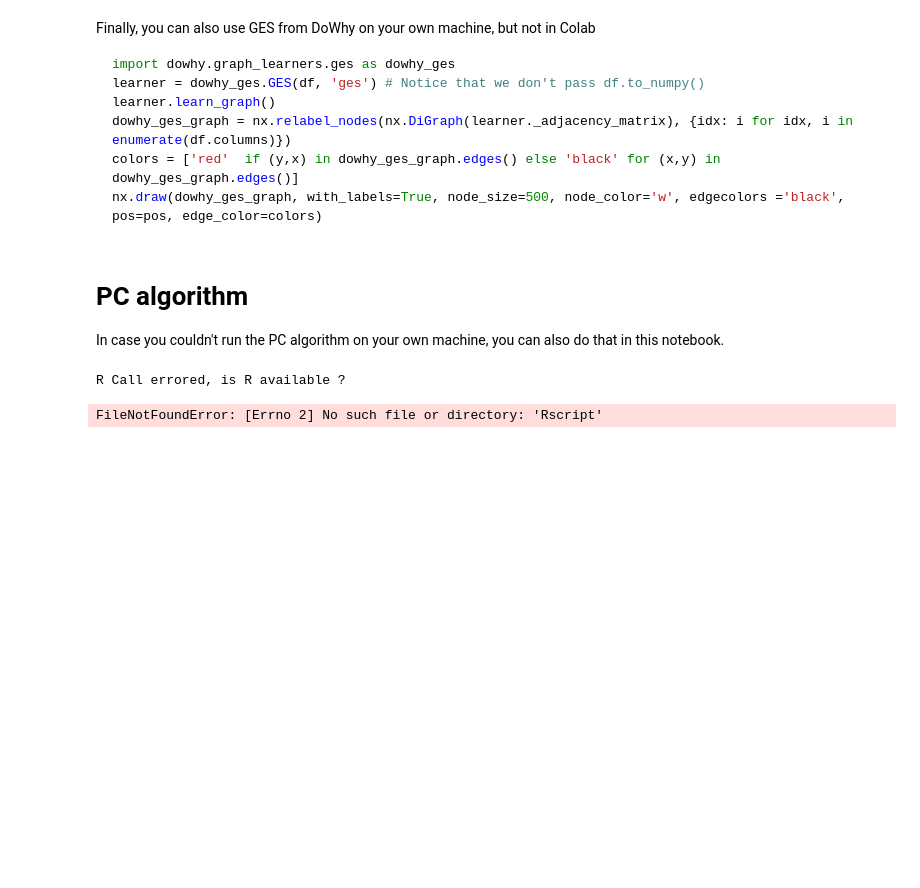
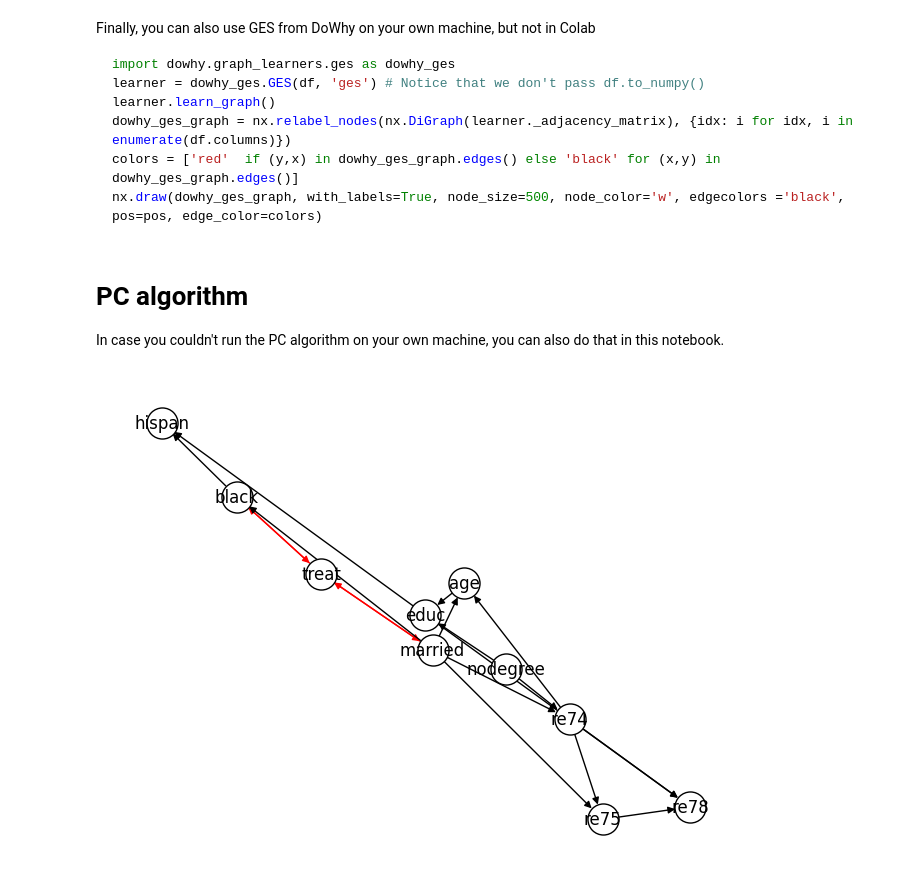
Before and after one commit to sohamchatterjee50/CAUSALITY, a Jupyter notebook: Causal_Discovery.ipynb, the cells around one changed output. Saved outputs shown, nothing was run; the diff lists cells and outputs as text; code cells hidden in the pictures; blank space fills up the shorter version.

```diff
--- a/Causal_Discovery.ipynb
+++ b/Causal_Discovery.ipynb
@@ -81,2 +112,5 @@ df = pd.DataFrame({'x1': x1,'x2': x2,'x3': x3,'x4': x4,'x5': x5})
 # %%
 df = pd.read_csv('lalonde_data.csv')
+# %%
+df_withoutid = df[['treat','age','educ','black','hispan','married','nodegree','re74','re75','re78']]
+list(df_withoutid.columns)
@@ -172,10 +216,10 @@ nx.draw(dowhy_ges_graph, with_labels=True, node_size=500, node_color='w', edgeco
 In case you couldn't run the PC algorithm on your own machine, you can also do that in this notebook.
 # %%
 pc = cdt.causality.graph.PC(CItest="gaussian", alpha=0.05)
-graph = pc.create_graph_from_data(df)
-pos = {'x2': (-1, 1), 'x1': (1, 1), 'x3': (0, 0.5), 'x4': (1, -1), 'x5': (-1, -1), }
+graph = pc.create_graph_from_data(df_withoutid)
+#pos = {'x2': (-1, 1), 'x1': (1, 1), 'x3': (0, 0.5), 'x4': (1, -1), 'x5': (-1, -1), }
 colors = ['red'  if (y,x) in graph.edges() else 'black' for (x,y) in graph.edges()]
-nx.draw(graph, with_labels=True, node_size=500, node_color='w', edgecolors ='black', pos=pos, edge_color=colors)
+nx.layout.shell_layout(graph)
+nx.draw(graph, with_labels=True, node_size=500, node_color='w', edgecolors ='black', edge_color=colors)
 # %% [output]
-R Call errored, is R available ?
-FileNotFoundError: [Errno 2] No such file or directory: 'Rscript'
+[figure, added]
```
Also changed, not shown: parts of 6 cells of this notebook.
